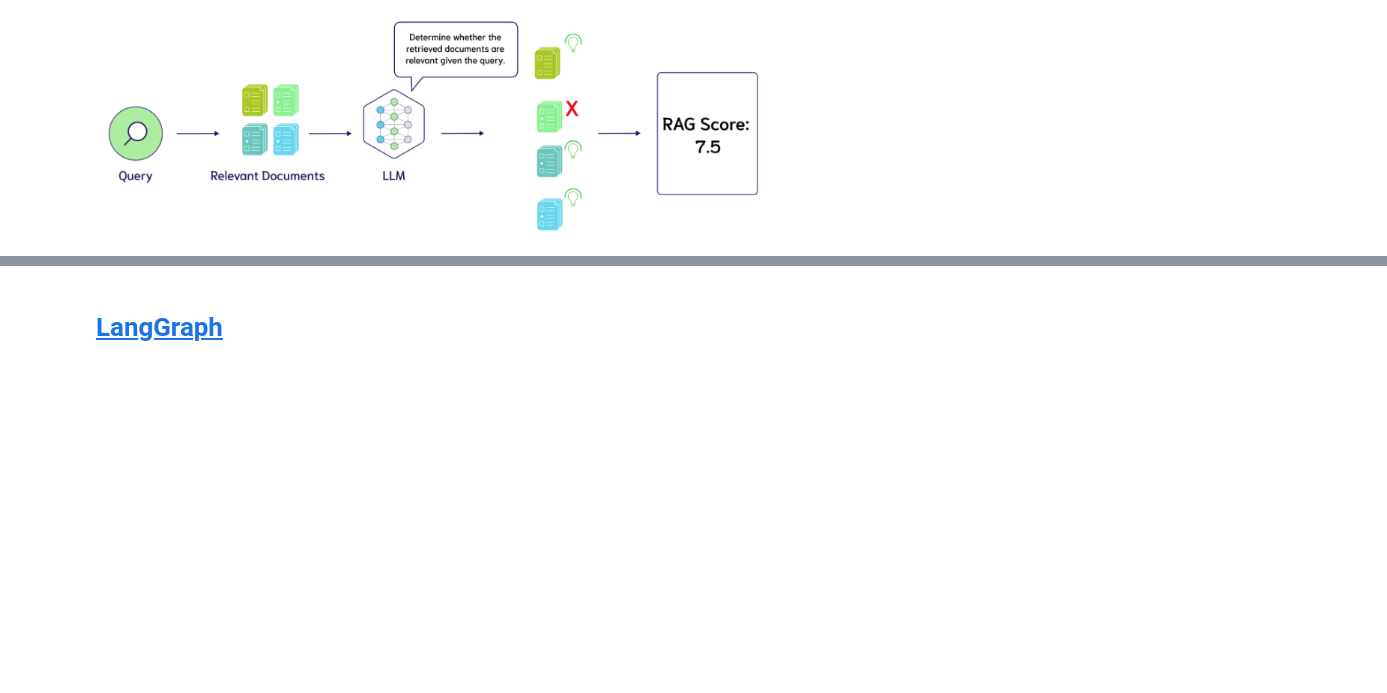
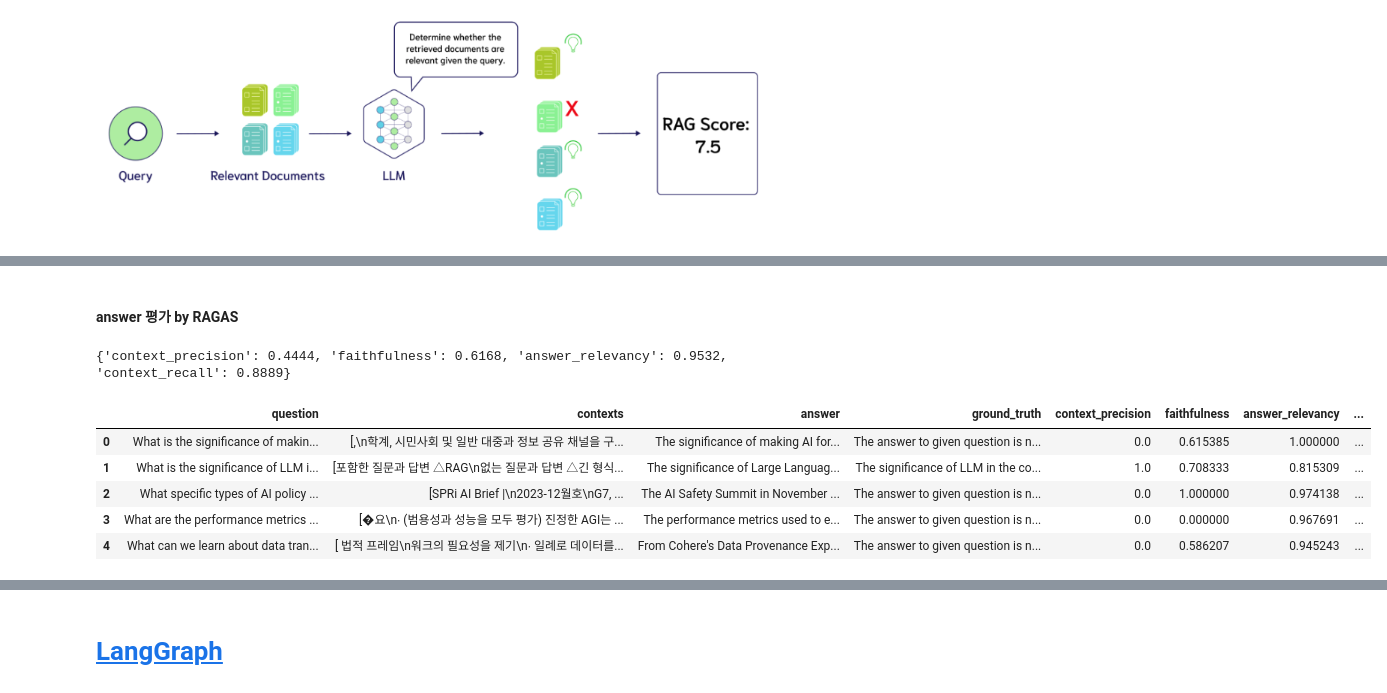
Before and after one commit to good593/course_ai, a Jupyter notebook: 3. Large Language Models/5. RAG/4. RAG - Evaluations & LangGraph.ipynb, the cells around one changed output, grey strips where cells are left out. Saved outputs shown, nothing was run; the diff lists cells and outputs as text; code cells hidden in the pictures; blank space fills up the shorter version.

```diff
--- a/3. Large Language Models/5. RAG/4. RAG - Evaluations & LangGraph.ipynb
+++ b/3. Large Language Models/5. RAG/4. RAG - Evaluations & LangGraph.ipynb
@@ -53,0 +379,8 @@ Successfully installed PyMuPDFb-1.24.10 dataclasses-json-0.6.7 faiss-cpu-1.8.0.p
+# %%
+# 체인(Chain) 생성
+chain = (
+    {"context": retriever, "question": RunnablePassthrough()}
+    | prompt
+    | llm
+    | StrOutputParser()
+)
@@ -53,0 +389,3 @@ Successfully installed PyMuPDFb-1.24.10 dataclasses-json-0.6.7 faiss-cpu-1.8.0.p
+# %%
+answer = chain.batch(batch_dataset)
+answer[:3]
@@ -53,0 +398,6 @@ Successfully installed PyMuPDFb-1.24.10 dataclasses-json-0.6.7 faiss-cpu-1.8.0.p
+# %%
+# 'answer' 컬럼 덮어쓰기 또는 추가
+if "answer" in test_dataset.column_names:
+    test_dataset = test_dataset.remove_columns(["answer"]).add_column("answer", answer)
+else:
+    test_dataset = test_dataset.add_column("answer", answer)
@@ -53,0 +421,2 @@ Successfully installed PyMuPDFb-1.24.10 dataclasses-json-0.6.7 faiss-cpu-1.8.0.p
+# %% [markdown]
+#### answer 평가 by RAGAS
@@ -53,0 +431,24 @@ Successfully installed PyMuPDFb-1.24.10 dataclasses-json-0.6.7 faiss-cpu-1.8.0.p
+# %%
+result = evaluate(
+    dataset=test_dataset,
+    metrics=[
+        context_precision,
+        faithfulness,
+        answer_relevancy,
+        context_recall,
+    ],
+)
+
+result
+# %% [output]
+{'context_precision': 0.4444, 'faithfulness': 0.6168, 'answer_relevancy': 0.9532, 'context_recall': 0.8889}
+# %%
+result_df = result.to_pandas()
+result_df.head()
+# %% [output]
+|  | question | contexts | answer | ground_truth | context_precision | faithfulness | answer_relevancy | ... |
+| 0 | What is the significance of makin... | [,\n학계, 시민사회 및 일반 대중과 정보 공유 채널을 구... | The significance of making AI for... | The answer to given question is n... | 0.0 | 0.615385 | 1.000000 | ... |
+| 1 | What is the significance of LLM i... | [포함한 질문과 답변 △RAG\n없는 질문과 답변 △긴 형식... | The significance of Large Languag... | The significance of LLM in the co... | 1.0 | 0.708333 | 0.815309 | ... |
+| 2 | What specific types of AI policy ... | [SPRi AI Brief |\n2023-12월호\nG7, ... | The AI Safety Summit in November ... | The answer to given question is n... | 0.0 | 1.000000 | 0.974138 | ... |
+| 3 | What are the performance metrics ... | [�요\n∙ (범용성과 성능을 모두 평가) 진정한 AGI는 ... | The performance metrics used to e... | The answer to given question is n... | 0.0 | 0.000000 | 0.967691 | ... |
+| 4 | What can we learn about data tran... | [ 법적 프레임\n워크의 필요성을 제기\n∙ 일례로 데이터를... | From Cohere's Data Provenance Exp... | The answer to given question is n... | 0.0 | 0.586207 | 0.945243 | ... |
```
Also changed, not shown: parts of 72 cells of this notebook, 1 other file.
